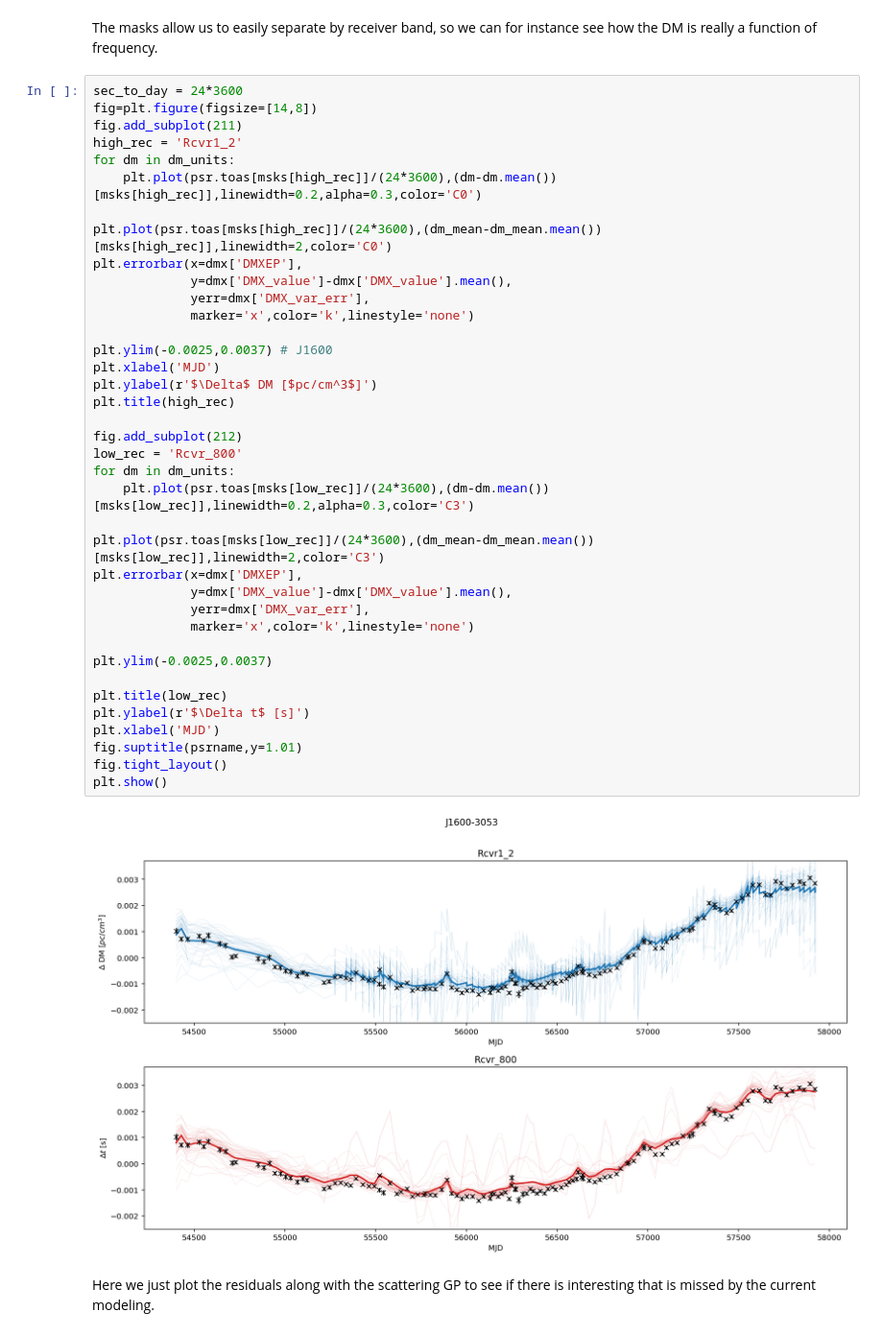
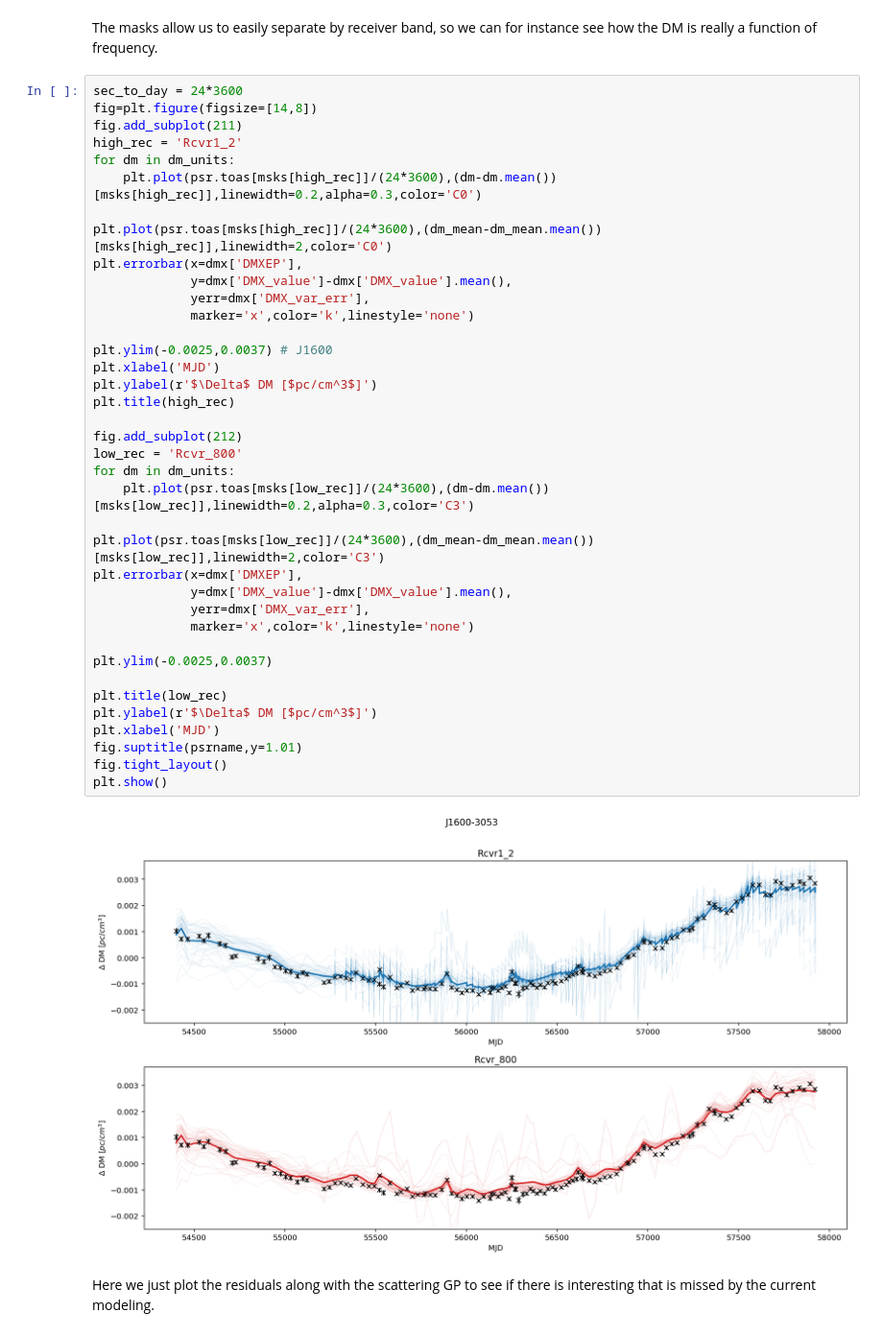
Before and after one commit to Hazboun6/noise_model_selection, a Jupyter notebook: gp_visualization.ipynb, the cells around one changed output. Shown at 96% size. Saved outputs shown, nothing was run; the diff lists cells and outputs as text.

```diff
--- a/gp_visualization.ipynb
+++ b/gp_visualization.ipynb
@@ -384,35 +385,35 @@ for dm in dm_units:
 plt.plot(psr.toas[msks[high_rec]]/(24*3600),(dm_mean-dm_mean.mean())[msks[high_rec]],linewidth=2,color='C0')
 plt.errorbar(x=dmx['DMXEP'],
              y=dmx['DMX_value']-dmx['DMX_value'].mean(),
              yerr=dmx['DMX_var_err'],
              marker='x',color='k',linestyle='none')
 
 plt.ylim(-0.0025,0.0037) # J1600
 plt.xlabel('MJD')
 plt.ylabel(r'$\Delta$ DM [$pc/cm^3$]')
 plt.title(high_rec)
 
 fig.add_subplot(212)
 low_rec = 'Rcvr_800'
 for dm in dm_units:
     plt.plot(psr.toas[msks[low_rec]]/(24*3600),(dm-dm.mean())[msks[low_rec]],linewidth=0.2,alpha=0.3,color='C3')
 
 plt.plot(psr.toas[msks[low_rec]]/(24*3600),(dm_mean-dm_mean.mean())[msks[low_rec]],linewidth=2,color='C3')
 plt.errorbar(x=dmx['DMXEP'],
              y=dmx['DMX_value']-dmx['DMX_value'].mean(),
              yerr=dmx['DMX_var_err'],
              marker='x',color='k',linestyle='none')
 
 plt.ylim(-0.0025,0.0037)
 
 plt.title(low_rec)
-plt.ylabel(r'$\Delta t$ [s]')
+plt.ylabel(r'$\Delta$ DM [$pc/cm^3$]')
 plt.xlabel('MJD')
 fig.suptitle(psrname,y=1.01)
 fig.tight_layout()
 plt.show()
 # %% [output]
-[figure, old version]
+[figure, new version]
 # %% [markdown]
 Here we just plot the residuals along with the scattering GP to see if there is interesting that is missed by the current modeling.
 # %%
```
Also changed, not shown: parts of 4 cells of this notebook.
